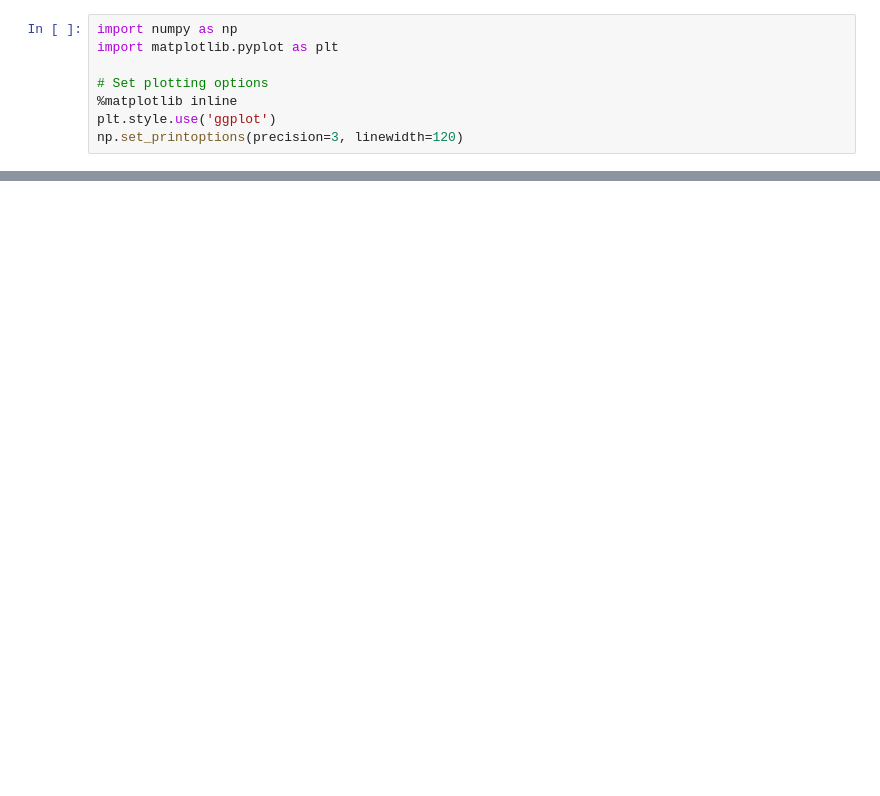
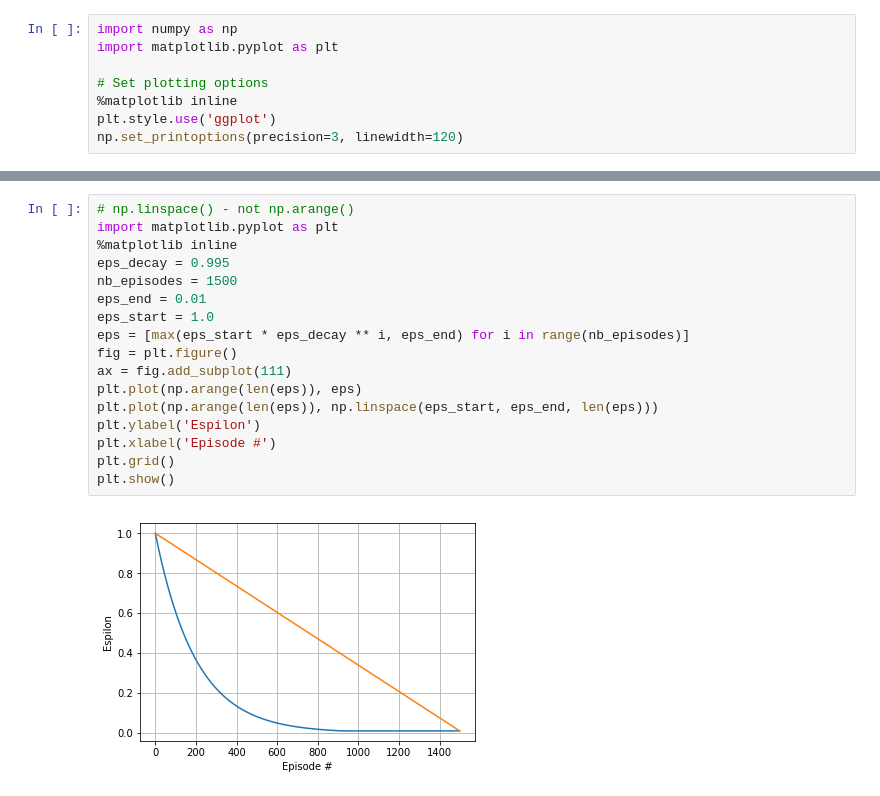
Before and after one commit to chauvinSimon/deep-reinforcement-learning, a Jupyter notebook: drafts.ipynb, the cells around one changed output, grey strips where cells are left out. Drawn from its saved outputs; the diff is of its cells as text; blank space fills up the shorter version.

```diff
--- a/drafts.ipynb
+++ b/drafts.ipynb
@@ -396,0 +582,19 @@ print(res1)
+# %%
+# np.linspace() - not np.arange()
+import matplotlib.pyplot as plt
+%matplotlib inline
+eps_decay = 0.995
+nb_episodes = 1500
+eps_end = 0.01
+eps_start = 1.0
+eps = [max(eps_start * eps_decay ** i, eps_end) for i in range(nb_episodes)]
+fig = plt.figure()
+ax = fig.add_subplot(111)
+plt.plot(np.arange(len(eps)), eps)
+plt.plot(np.arange(len(eps)), np.linspace(eps_start, eps_end, len(eps)))
+plt.ylabel('Espilon')
+plt.xlabel('Episode #')
+plt.grid()
+plt.show()
+# %% [output]
+[figure, added]
```
Also changed, not shown: parts of 44 cells of this notebook, 14 other files.
